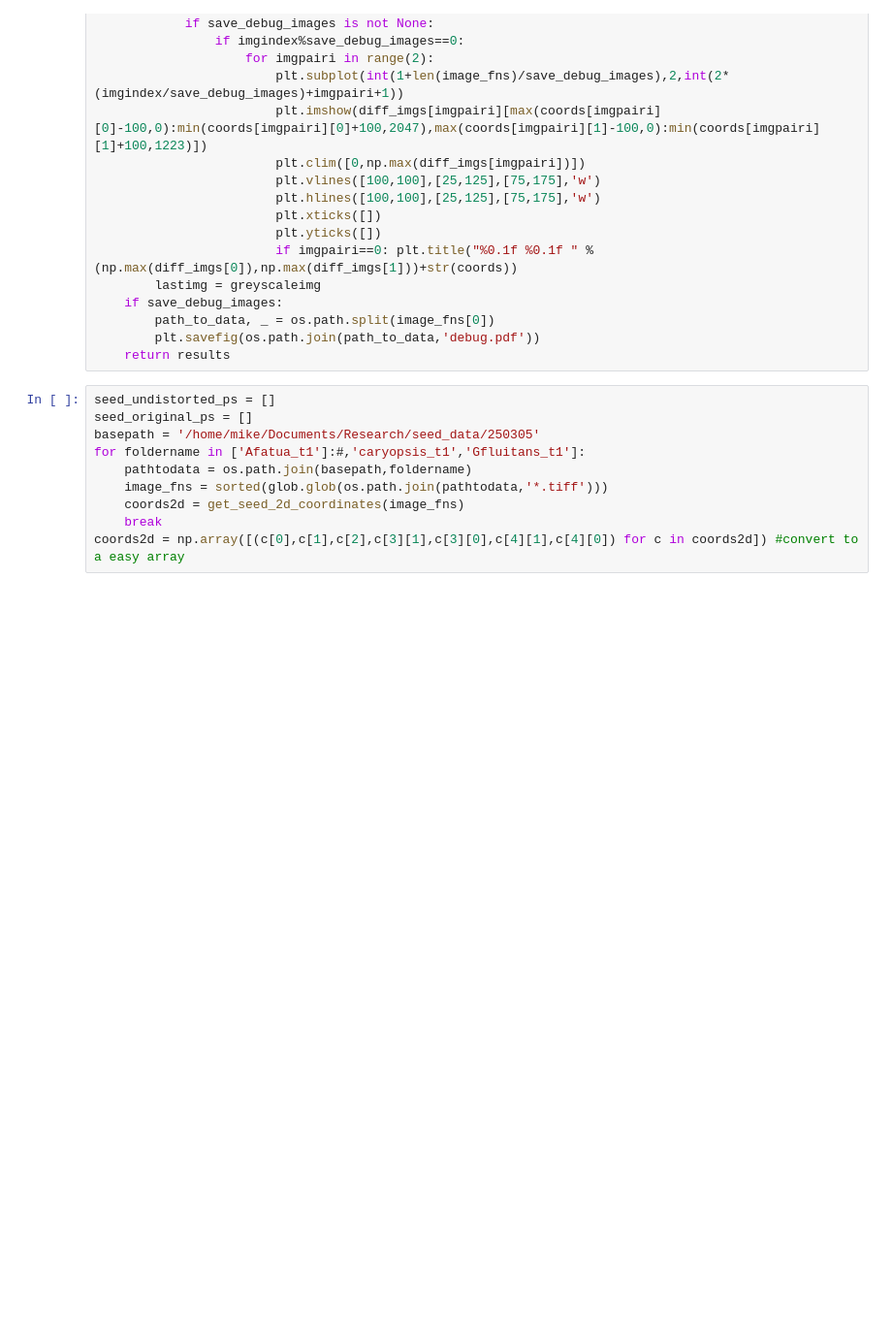
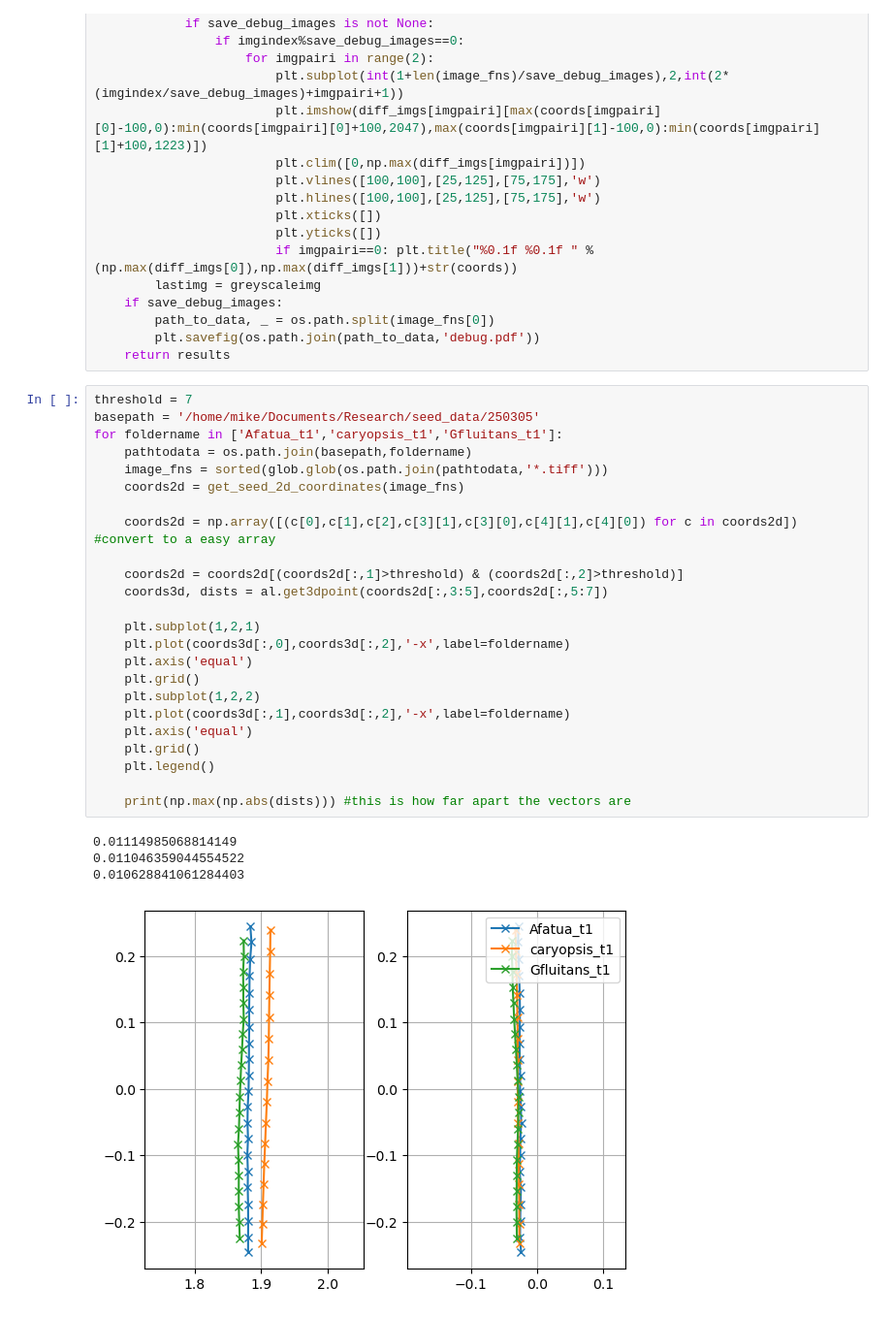
Before and after one commit to SheffieldMLtracking/seedtrack3d, a Jupyter notebook: jupyter/Seed Tracking Using Sheffield Alignment System.ipynb, the cells around one changed output. Shown: that part at 97% size. Drawn from its saved outputs; the diff is of its cells as text; blank space fills up the shorter version.

Commit message:
multiple seeds

```diff
--- a/jupyter/Seed Tracking Using Sheffield Alignment System.ipynb
+++ b/jupyter/Seed Tracking Using Sheffield Alignment System.ipynb
@@ -159,12 +159,31 @@ def get_seed_2d_coordinates(image_fns,save_debug_images=None,smooth=2, threshold
         plt.savefig(os.path.join(path_to_data,'debug.pdf'))
     return results
 # %%
-seed_undistorted_ps = []
-seed_original_ps = []
+threshold = 7
 basepath = '/home/mike/Documents/Research/seed_data/250305'
-for foldername in ['Afatua_t1']:#,'caryopsis_t1','Gfluitans_t1']:
+for foldername in ['Afatua_t1','caryopsis_t1','Gfluitans_t1']:
     pathtodata = os.path.join(basepath,foldername)
     image_fns = sorted(glob.glob(os.path.join(pathtodata,'*.tiff')))
     coords2d = get_seed_2d_coordinates(image_fns)
-    break
-coords2d = np.array([(c[0],c[1],c[2],c[3][1],c[3][0],c[4][1],c[4][0]) for c in coords2d]) #convert to a easy array
+
+    coords2d = np.array([(c[0],c[1],c[2],c[3][1],c[3][0],c[4][1],c[4][0]) for c in coords2d]) #convert to a easy array
+
+    coords2d = coords2d[(coords2d[:,1]>threshold) & (coords2d[:,2]>threshold)]
+    coords3d, dists = al.get3dpoint(coords2d[:,3:5],coords2d[:,5:7])
+
+    plt.subplot(1,2,1)
+    plt.plot(coords3d[:,0],coords3d[:,2],'-x',label=foldername)
+    plt.axis('equal')
+    plt.grid()
+    plt.subplot(1,2,2)
+    plt.plot(coords3d[:,1],coords3d[:,2],'-x',label=foldername)
+    plt.axis('equal')
+    plt.grid()
+    plt.legend()
+
+    print(np.max(np.abs(dists))) #this is how far apart the vectors are
+# %% [output]
+0.01114985068814149
+0.011046359044554522
+0.010628841061284403
+[figure, added]
```
Also changed, not shown: parts of 5 cells of this notebook.
